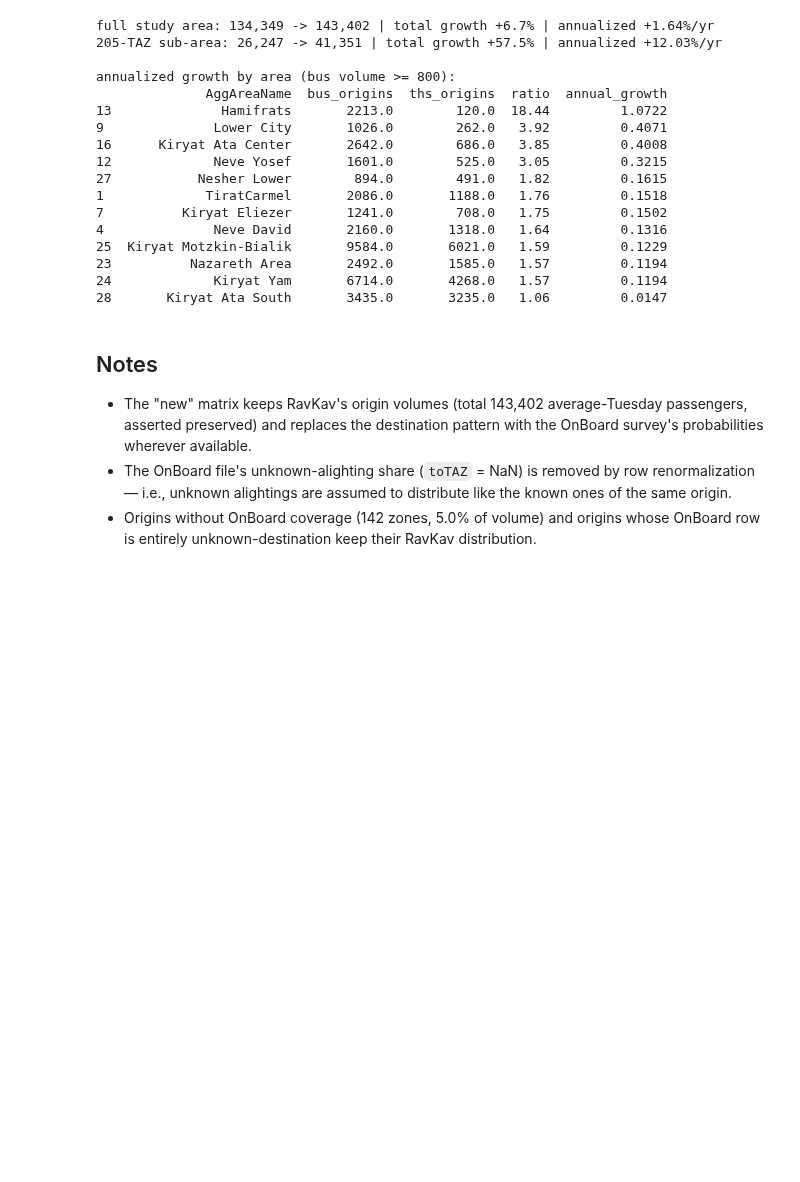
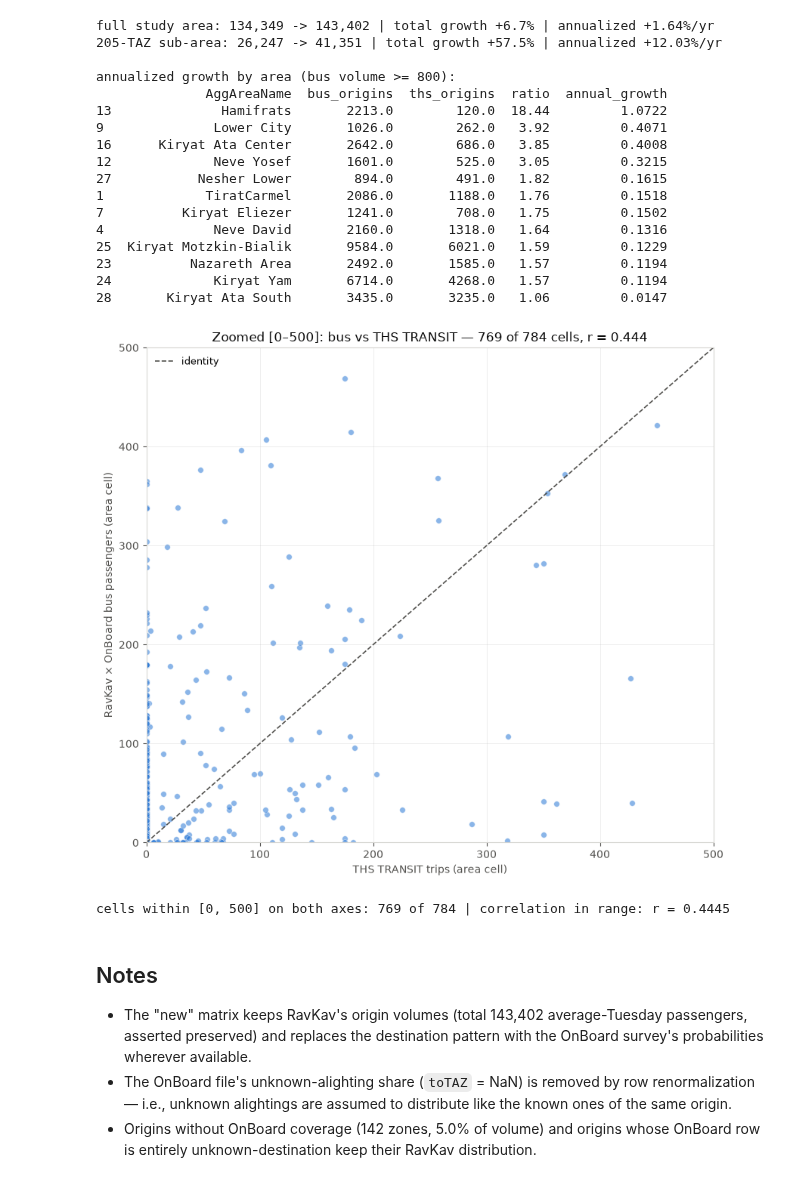
Before and after one commit to oh-da/Nofit_LRT_Extension, a Jupyter notebook: BusOnBoard_matrix.ipynb, the cells around one changed output. Saved outputs shown, nothing was run; the diff lists cells and outputs as text; code cells hidden in the pictures; blank space fills up the shorter version.

```diff
--- a/BusOnBoard_matrix.ipynb
+++ b/BusOnBoard_matrix.ipynb
@@ -188,6 +188,29 @@ annualized growth by area (bus volume >= 800):
 23          Nazareth Area       2492.0       1585.0   1.57         0.1194
 24             Kiryat Yam       6714.0       4268.0   1.57         0.1194
 28       Kiryat Ata South       3435.0       3235.0   1.06         0.0147
+# %%
+# zoomed scatter: cells within 500 trips on both axes
+mask500 = (b <= 500) & (t <= 500)
+r500 = np.corrcoef(t[mask500], b[mask500])[0, 1]
+
+fig, ax = plt.subplots(figsize=(8.5, 7.5), facecolor='white')
+ax.scatter(t[mask500], b[mask500], s=30, alpha=0.55, color=BLUE, edgecolors='white', linewidths=0.5)
+ax.plot([0, 500], [0, 500], linestyle='--', linewidth=1.2, color=INK2, label='identity')
+ax.set_xlim(0, 500); ax.set_ylim(0, 500)
+ax.set_xlabel('THS TRANSIT trips (area cell)', color=INK2)
+ax.set_ylabel('RavKav × OnBoard bus passengers (area cell)', color=INK2)
+ax.set_title(f'Zoomed [0–500]: bus vs THS TRANSIT — {mask500.sum()} of {len(b)} cells, r = {r500:.3f}', color=INK, fontsize=12)
+ax.grid(True, alpha=0.25, linewidth=0.6)
+for s in ax.spines.values(): s.set_color('#d5d4d0')
+ax.tick_params(colors=INK2)
+ax.legend(frameon=False, fontsize=9)
+plt.tight_layout()
+plt.savefig('Output/figures/bus_vs_ths_transit_area_zoom500.png', dpi=150, bbox_inches='tight')
+plt.show()
+print(f"cells within [0, 500] on both axes: {mask500.sum()} of {len(b)} | correlation in range: r = {r500:.4f}")
+# %% [output]
+[figure, added]
+cells within [0, 500] on both axes: 769 of 784 | correlation in range: r = 0.4445
 # %% [markdown]
 ## Notes
 
```
Also changed, not shown: 1 other file.
